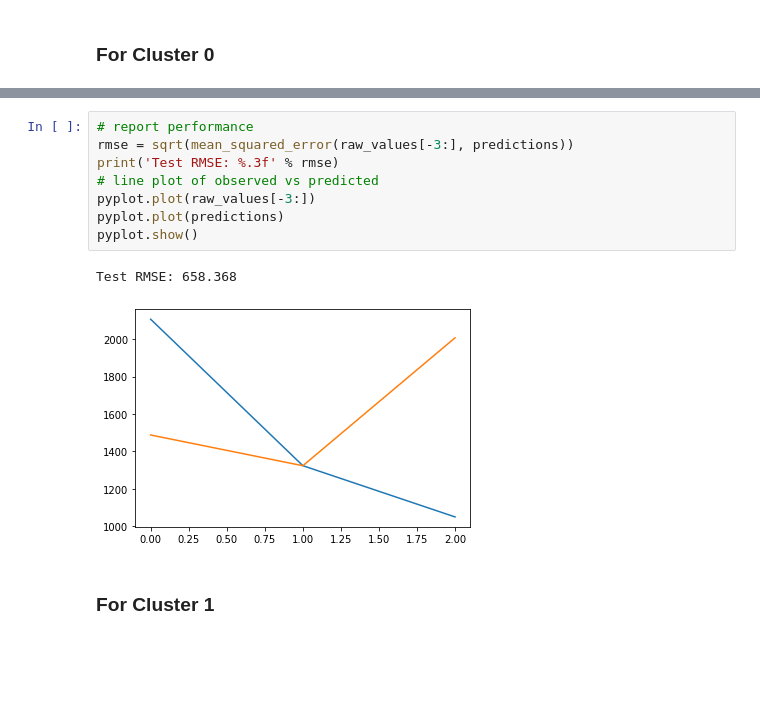
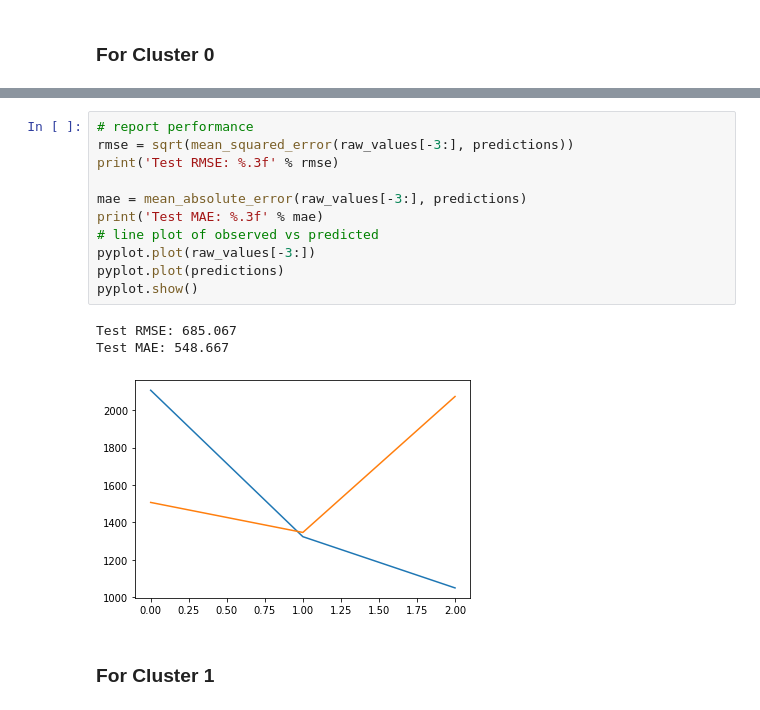
Before and after one commit to sam23121/energy_consumption, a Jupyter notebook: notebooks/time_series_with_LSTM2_single.ipynb, the cells around one changed output, grey strips where cells are left out. Drawn from its saved outputs; the diff is of its cells as text; blank space fills up the shorter version.

```diff
--- a/notebooks/time_series_with_LSTM2_single.ipynb
+++ b/notebooks/time_series_with_LSTM2_single.ipynb
@@ -150,14 +150,18 @@ Month=3, Predicted=2007.725082, Expected=1050.000000
 # %%
 # report performance
 rmse = sqrt(mean_squared_error(raw_values[-3:], predictions))
 print('Test RMSE: %.3f' % rmse)
+
+mae = mean_absolute_error(raw_values[-3:], predictions)
+print('Test MAE: %.3f' % mae)
 # line plot of observed vs predicted
 pyplot.plot(raw_values[-3:])
 pyplot.plot(predictions)
 pyplot.show()
 # %% [output]
-Test RMSE: 658.368
+Test RMSE: 685.067
+Test MAE: 548.667
-[figure, old version]
+[figure, new version]
 # %% [markdown]
 ### For Cluster 1
 # %%
```
Also changed, not shown: parts of 9 cells of this notebook, 3 other files.
